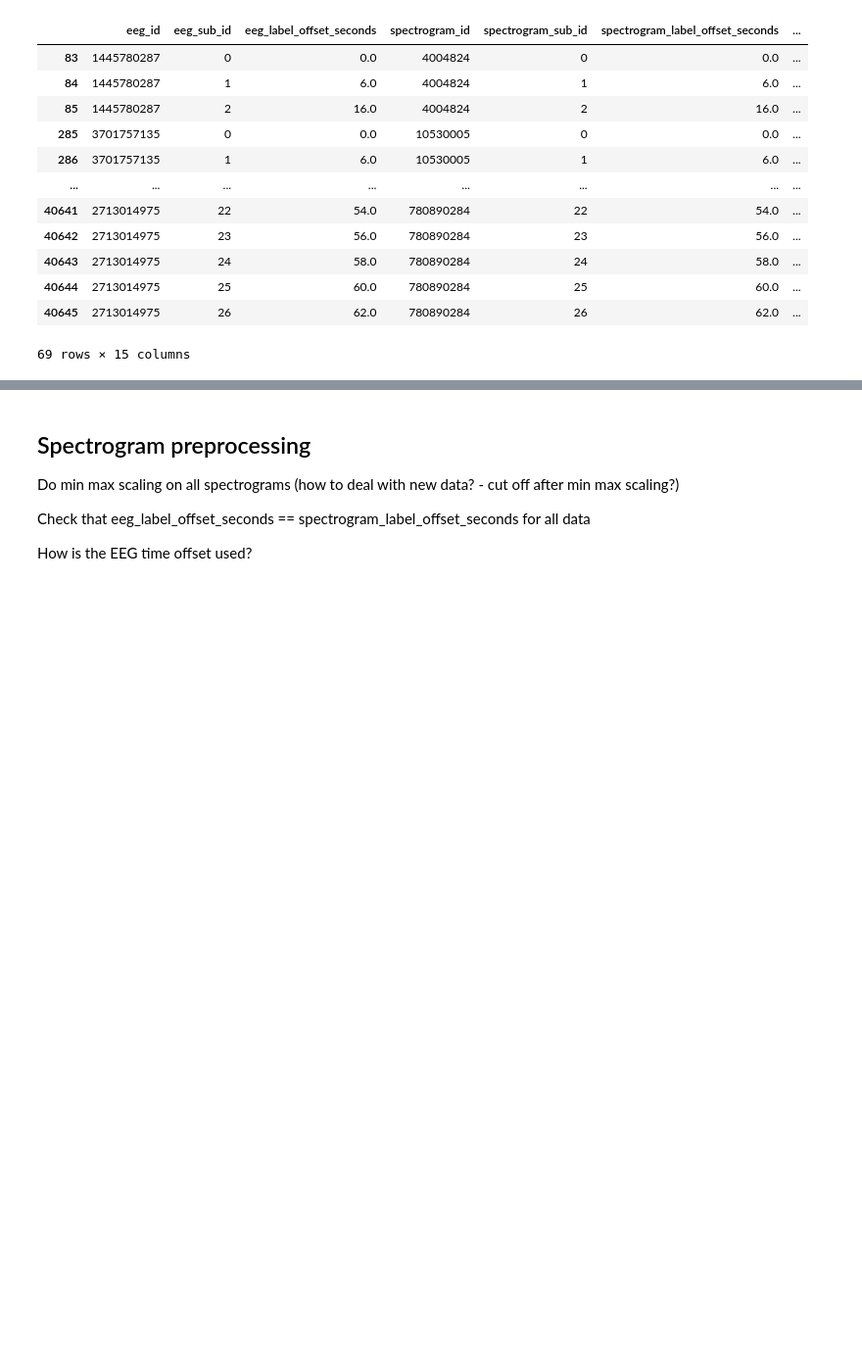
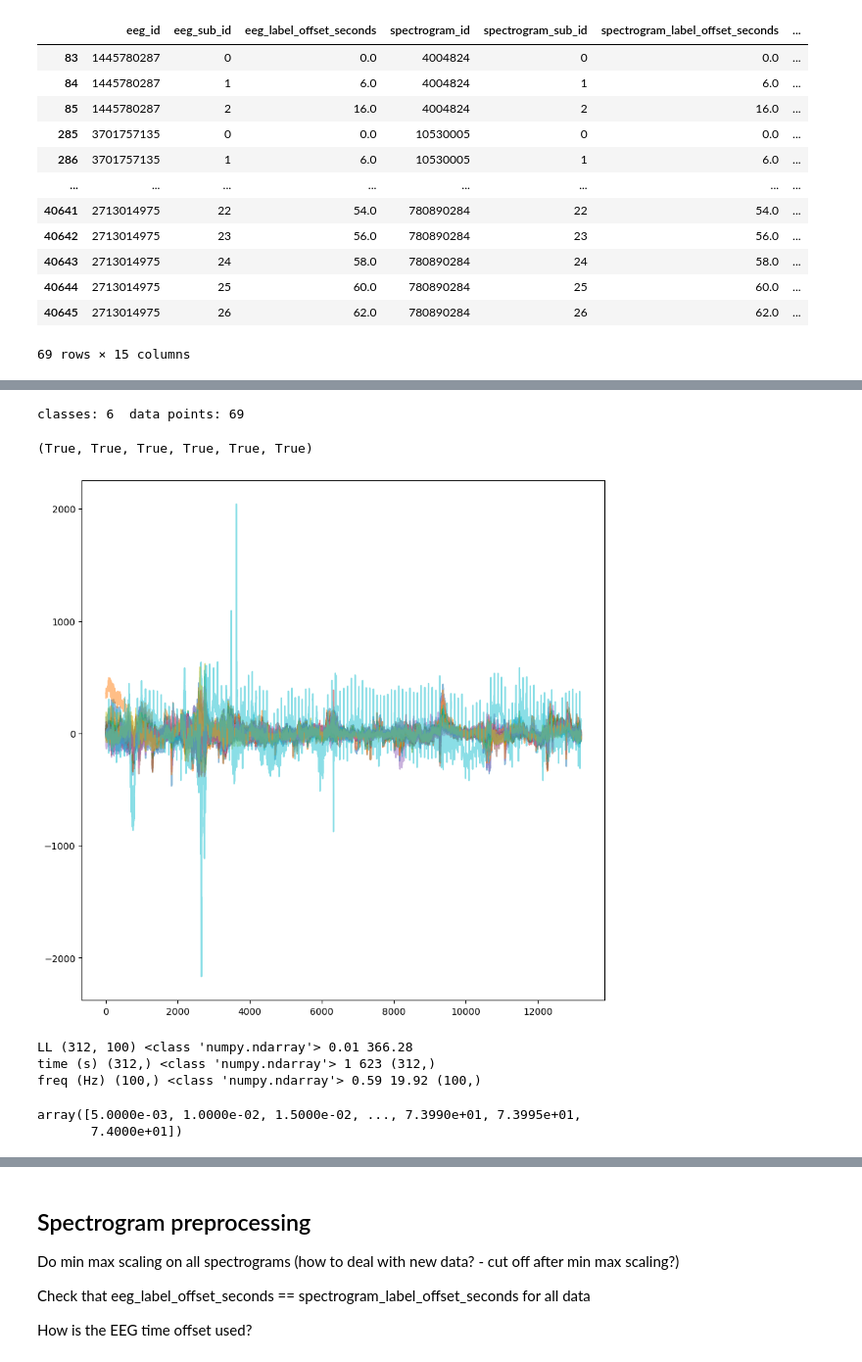
Before and after one commit to AmyRouillard/eegClassification, a Jupyter notebook: notebooks/Working_with_spectrograms.ipynb, the cells around one changed output, grey strips where cells are left out. Shown at 98% size. Cells and saved outputs as stored; diff of their text form; code cells hidden in the pictures; blank space fills up the shorter version.

```diff
--- a/notebooks/Working_with_spectrograms.ipynb
+++ b/notebooks/Working_with_spectrograms.ipynb
@@ -140,3 +43,0 @@ files_spec[0], x.min(), x.max(), x.shape, type(x)
-# %%
-for x in data:
-    print(x.to_pandas().shape)
@@ -180,4 +43,0 @@ data_dict = dict(zip([f.split('.')[0] for f in files], data))
-# %%
-for k in data_dict.keys():
-    print(data_dict[k].to_pandas().shape, dummy[int(k)])
-    print(data_dict[k].to_pandas().shape[0]/dummy[int(k)])
@@ -228,0 +44,10 @@ Event: ['LRDA' 'LRDA' 'LRDA' 'LRDA' 'LRDA' 'LRDA' 'LRDA' 'LRDA' 'LRDA' 'LRDA'
+# %%
+#  group df data by 'eeg_id' and 'spectrogram_id' and display  'eeg_label_offset_seconds' and 'spectrogram_label_offset_seconds'
+df_gr = df_data.groupby(['eeg_id', 'spectrogram_id'])
+info = {}
+for name, group in df_gr:
+    X = group[['eeg_label_offset_seconds', 'spectrogram_label_offset_seconds','expert_consensus','label_id']]
+    info[name] = X
+    print(name)
+    print(X)
+    print('\n')
@@ -228,0 +72,21 @@ Event: ['LRDA' 'LRDA' 'LRDA' 'LRDA' 'LRDA' 'LRDA' 'LRDA' 'LRDA' 'LRDA' 'LRDA'
+# %%
+# load parquet files
+import pyarrow.parquet as pq
+
+# load parquet files
+data = {}
+for k in info.keys():
+    d = {}
+    d['eeg'] = pq.read_table(path + 'sample_data/train_eegs/' +  str(k[0])+'.parquet')
+    d['spec'] = pq.read_table(path + 'sample_data/train_spectrograms/' +  str(k[1])+'.parquet')
+    d['info'] = info[k]
+    data[k] = d
+# %%
+count = 0
+for k in data.keys():
+    count += len(data[k]['info'])
+    X= data[k]['spec']
+
+print('classes:',len(data),' data points:', count)
+# %% [output]
+classes: 6  data points: 69
@@ -228,0 +103,18 @@ Event: ['LRDA' 'LRDA' 'LRDA' 'LRDA' 'LRDA' 'LRDA' 'LRDA' 'LRDA' 'LRDA' 'LRDA'
+# %%
+fLL == fRL, fLL == fLP, fLL == fRP, fRL == fLP, fRL == fRP, fLP == fRP
+# %% [output]
+(True, True, True, True, True, True)
+# %%
+# for data in data plot each column
+import matplotlib.pyplot as plt
+import seaborn as sns
+
+fig, ax = plt.subplots(1, 1, figsize=(10, 10))
+# plot 10 random columns
+k = list(data.keys())[0]
+for i in range(20):
+    x = data[k]['eeg'].to_pandas()
+    ax.plot(x[x.columns[i]], '-', alpha=0.5)
+plt.show()
+# %% [output]
+[figure, added]
@@ -228,0 +134,13 @@ Event: ['LRDA' 'LRDA' 'LRDA' 'LRDA' 'LRDA' 'LRDA' 'LRDA' 'LRDA' 'LRDA' 'LRDA'
+# %%
+x = data[k]['spec_sep']['LL']
+print('LL',x.shape, type(x), x.min(), x.max())
+
+x = data[k]['spec_sep']['spec_time (s)']
+print('time (s)',x.shape, type(x), x.min(), x.max(), x.shape)
+
+x = data[k]['spec_sep']['spec_freq (Hz)']
+print('freq (Hz)',x.shape, type(x), x.min(), x.max(), x.shape)
+# %% [output]
+LL (312, 100) <class 'numpy.ndarray'> 0.01 366.28
+time (s) (312,) <class 'numpy.ndarray'> 1 623 (312,)
+freq (Hz) (100,) <class 'numpy.ndarray'> 0.59 19.92 (100,)
@@ -228,0 +158,8 @@ Event: ['LRDA' 'LRDA' 'LRDA' 'LRDA' 'LRDA' 'LRDA' 'LRDA' 'LRDA' 'LRDA' 'LRDA'
+# %%
+x = data[k]['eeg_sep']
+# x.keys()
+# data[k]['eeg_sep']['Fp1']
+data[k]['eeg_sep']['eeg_time (s)']
+# %% [output]
+array([5.0000e-03, 1.0000e-02, 1.5000e-02, ..., 7.3990e+01, 7.3995e+01,
+       7.4000e+01])
```
Also changed, not shown: parts of 35 cells of this notebook, 1 other file.
